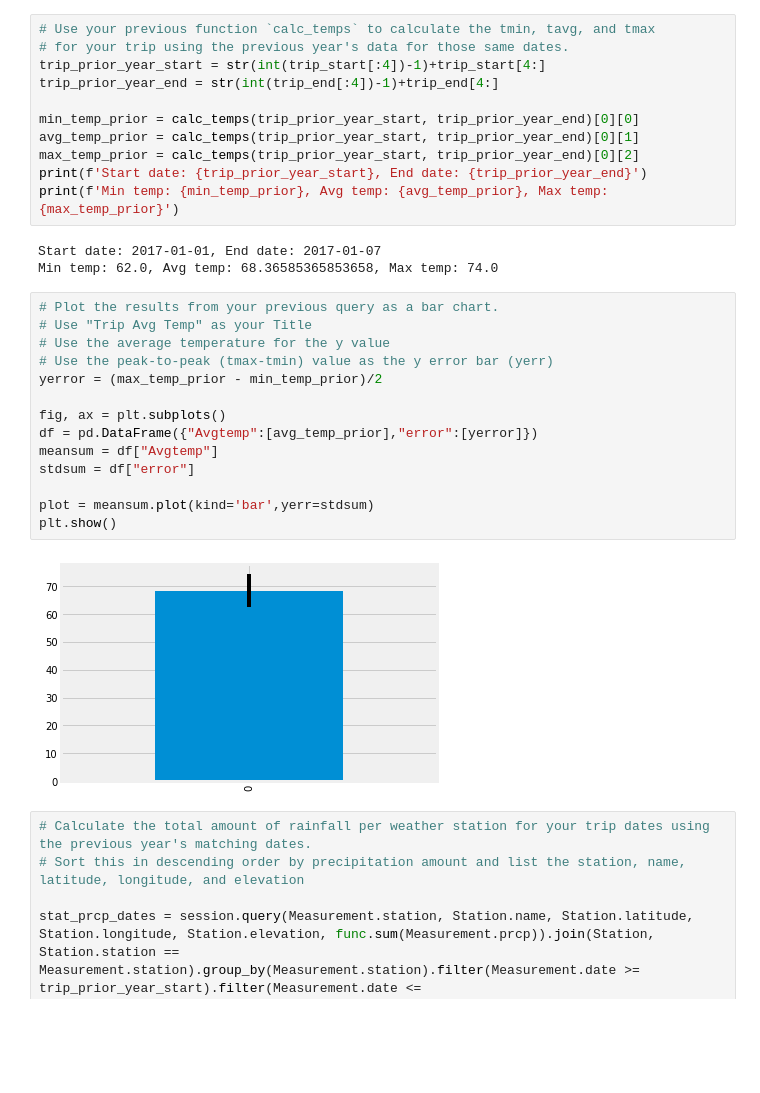
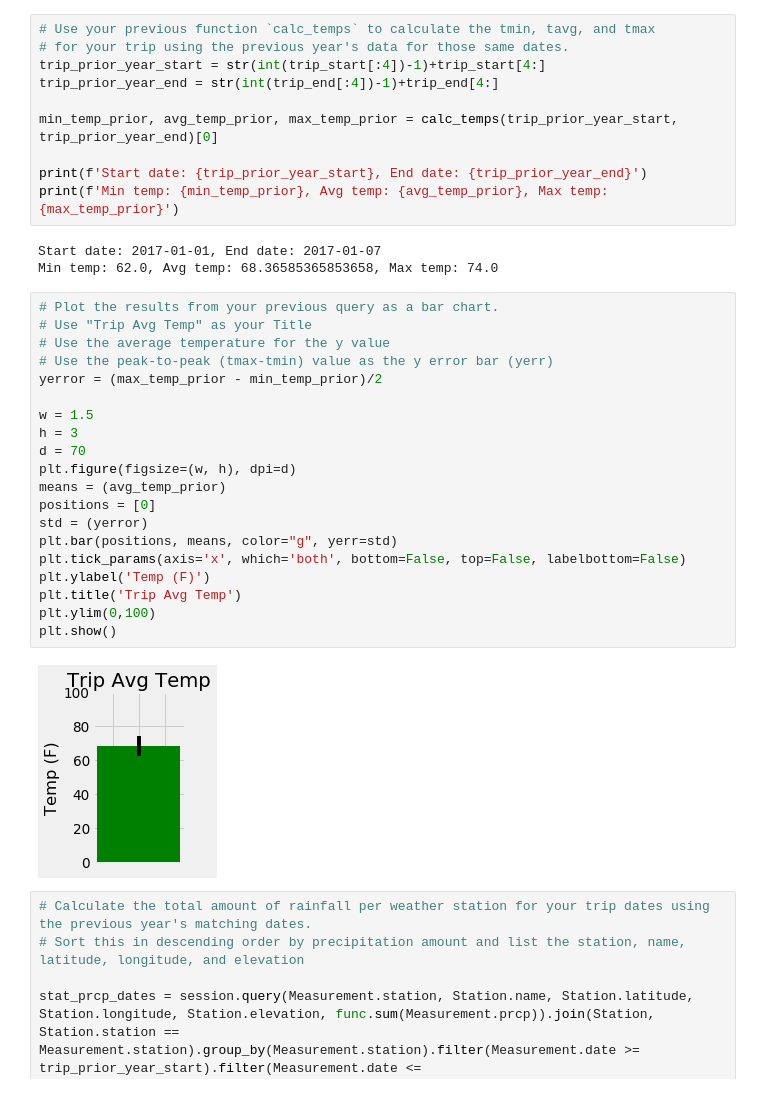
Before and after one commit to Terrence-Cummings/sqlalchemy-challenge, a Jupyter notebook: climate_TC_v1.ipynb, the cells around one changed output. Cells and saved outputs as stored; diff of their text form; blank space fills up the shorter version.

```diff
--- a/climate_TC_v1.ipynb
+++ b/climate_TC_v1.ipynb
@@ -271,9 +285,8 @@ Min temp: 62.0, Avg temp: 69.57142857142857, Max temp: 74.0
 trip_prior_year_start = str(int(trip_start[:4])-1)+trip_start[4:]
 trip_prior_year_end = str(int(trip_end[:4])-1)+trip_end[4:]
 
-min_temp_prior = calc_temps(trip_prior_year_start, trip_prior_year_end)[0][0]
-avg_temp_prior = calc_temps(trip_prior_year_start, trip_prior_year_end)[0][1]
-max_temp_prior = calc_temps(trip_prior_year_start, trip_prior_year_end)[0][2]
+min_temp_prior, avg_temp_prior, max_temp_prior = calc_temps(trip_prior_year_start, trip_prior_year_end)[0]
+
 print(f'Start date: {trip_prior_year_start}, End date: {trip_prior_year_end}')
 print(f'Min temp: {min_temp_prior}, Avg temp: {avg_temp_prior}, Max temp: {max_temp_prior}')
 # %% [output]
@@ -282,19 +295,25 @@ Min temp: 62.0, Avg temp: 68.36585365853658, Max temp: 74.0
 # %%
 # Plot the results from your previous query as a bar chart.
 # Use "Trip Avg Temp" as your Title
 # Use the average temperature for the y value
 # Use the peak-to-peak (tmax-tmin) value as the y error bar (yerr)
 yerror = (max_temp_prior - min_temp_prior)/2
 
-fig, ax = plt.subplots()
-df = pd.DataFrame({"Avgtemp":[avg_temp_prior],"error":[yerror]})
-meansum = df["Avgtemp"]
-stdsum = df["error"]
-
-plot = meansum.plot(kind='bar',yerr=stdsum)
+w = 1.5
+h = 3
+d = 70
+plt.figure(figsize=(w, h), dpi=d)
+means = (avg_temp_prior)
+positions = [0]
+std = (yerror)
+plt.bar(positions, means, color="g", yerr=std)
+plt.tick_params(axis='x', which='both', bottom=False, top=False, labelbottom=False)
+plt.ylabel('Temp (F)')
+plt.title('Trip Avg Temp')
+plt.ylim(0,100)
 plt.show()
 # %% [output]
-[figure, old version]
+[figure, new version]
 # %%
 # Calculate the total amount of rainfall per weather station for your trip dates using the previous year's matching dates.
 # Sort this in descending order by precipitation amount and list the station, name, latitude, longitude, and elevation
```
Also changed, not shown: parts of 8 cells of this notebook, 1 other file.
